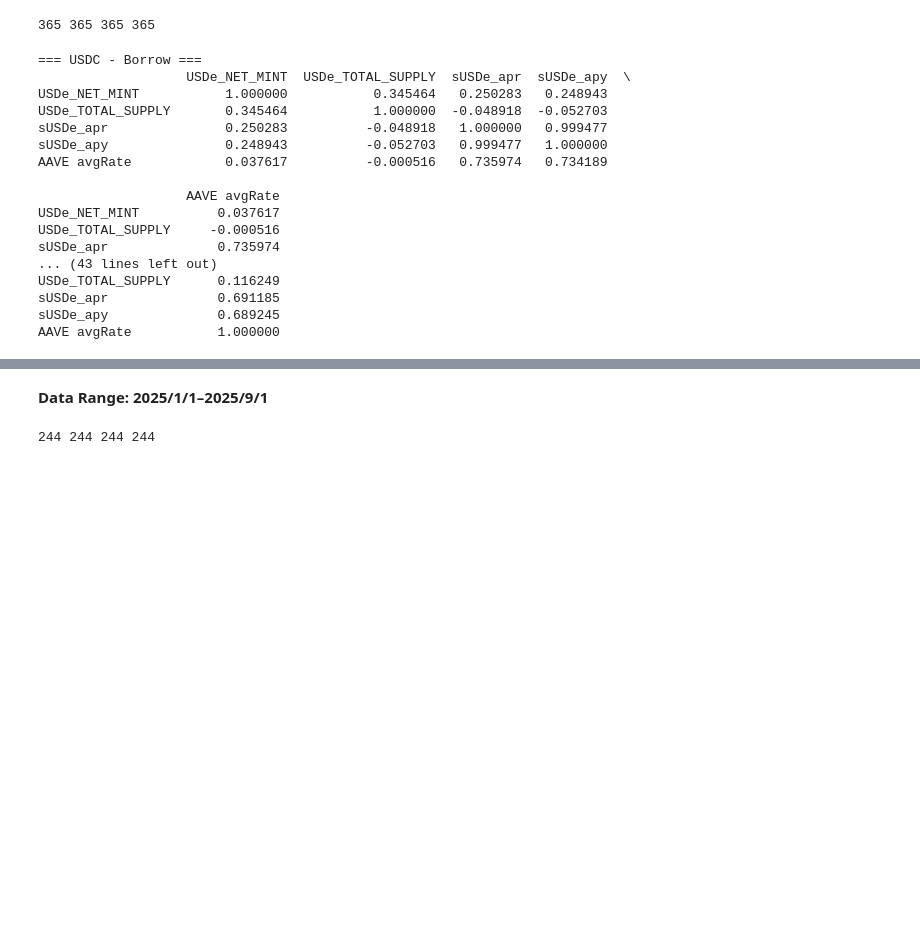
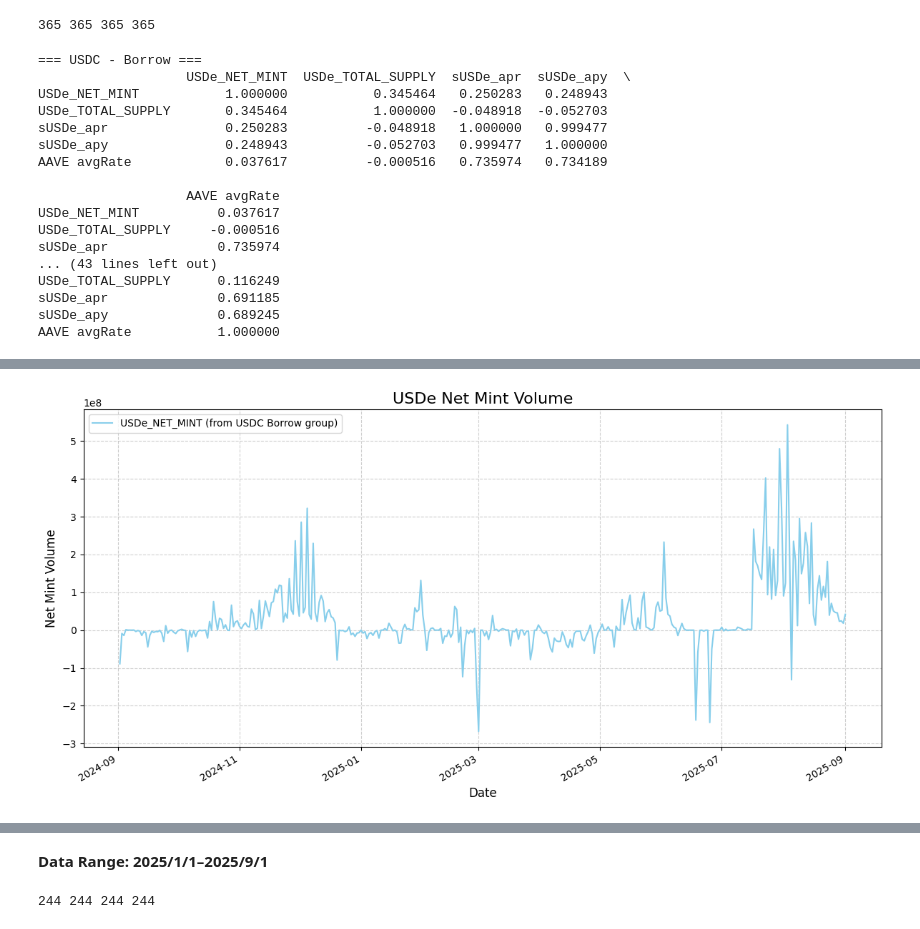
Before and after one commit to abcd334/Quantifying-Reflexivity-A-Quantitative-Early-Warning-Model-for-Aave-Ethena., a Jupyter notebook: Quantitative Early Warning Model for Aave & Ethena.ipynb, the cells around one changed output, grey strips where cells are left out. Drawn from its saved outputs; the diff is of its cells as text; code cells hidden in the pictures; blank space fills up the shorter version.

```diff
--- a/Quantitative Early Warning Model for Aave & Ethena.ipynb
+++ b/Quantitative Early Warning Model for Aave & Ethena.ipynb
@@ -274,6 +299,13 @@ sUSDe_apy              0.689245
 AAVE avgRate           1.000000
 # %%
 import pandas as pd
+
+groups = {
+    'USDC - Borrow': usdc_borrow,
+    'USDC - Supply': usdc_supply,
+    'USDT - Borrow': usdt_borrow,
+    'USDT - Supply': usdt_supply,
+}
 
 def compute_lag_correlations(df, x_col, y_col, max_lag=7):
     """
@@ -298,7 +330,7 @@ for name, df in groups.items():
 
     # 範例：計算 USDC Borrow 資料中的 lag correlation
     usdc_borrow_lag_corr = compute_lag_correlations(
-        usdc_borrow,
+        df,
         x_col='AAVE avgRate',
         y_col='USDe_NET_MINT',
         max_lag=7
@@ -326,0 +379,72 @@ for name, df in groups.items():
+# %%
+import pandas as pd
+import matplotlib.pyplot as plt
+import matplotlib.dates as mdates
+
+usdc_borrow_plot = usdc_borrow.copy()
+usdc_supply_plot = usdc_supply.copy()
+
+
+# --- 資料預處理函數 (避免重複程式碼) ---
+def preprocess_df(df):
+    """將 date 欄位轉為日期格式並排序"""
+    df['date'] = pd.to_datetime(df['date'])
+    return df.sort_values('date')
+
+# 預處理您的數據
+usdc_borrow_plot = preprocess_df(usdc_borrow_plot)
+usdc_supply_plot = preprocess_df(usdc_supply_plot)
+
+
+# --- 圖表一：USDe Net Mint 時間序列圖 ---
+print("正在繪製圖表一：USDe Net Mint...")
+
+fig1, ax1 = plt.subplots(figsize=(12, 6))
+ax1.plot(usdc_borrow_plot['date'], usdc_borrow_plot['USDe_NET_MINT'], label='USDe_NET_MINT (from USDC Borrow group)', color='skyblue')
+ax1.set_title('USDe Net Mint Volume', fontsize=16)
+ax1.set_xlabel('Date', fontsize=12)
+ax1.set_ylabel('Net Mint Volume', fontsize=12)
+ax1.legend()
+ax1.grid(True, linestyle='--', alpha=0.6)
+fig1.autofmt_xdate()
+plt.tight_layout()
+fig1.savefig('usde_net_mint.png', dpi=300)
+print("圖表一已儲存為 usde_net_mint.png")
+
+
+# --- 圖表二：sUSDe APR & APY 時間序列圖 ---
+print("\n正在繪製圖表二：sUSDe APR & APY...")
+
+fig2, ax2 = plt.subplots(figsize=(12, 6))
+ax2.plot(usdc_borrow_plot['date'], usdc_borrow_plot['sUSDe_apr'], label='sUSDe APR')
+ax2.plot(usdc_borrow_plot['date'], usdc_borrow_plot['sUSDe_apy'], label='sUSDe APY', linestyle='--')
+ax2.set_title('Ethena sUSDe APR & APY', fontsize=16)
+ax2.set_xlabel('Date', fontsize=12)
+ax2.set_ylabel('Rate', fontsize=12)
+ax2.legend()
+ax2.grid(True, linestyle='--', alpha=0.6)
+fig2.autofmt_xdate()
+plt.tight_layout()
+fig2.savefig('susde_rates.png', dpi=300)
+print("圖表二已儲存為 susde_rates.png")
+
+
+# --- 圖表三：AAVE Average Rate (Borrow vs. Supply) 時間序列圖 ---
+print("\n正在繪製圖表三：AAVE Average Rate...")
+
+fig3, ax3 = plt.subplots(figsize=(12, 6))
+ax3.plot(usdc_borrow_plot['date'], usdc_borrow_plot['AAVE avgRate'], label='Borrow avgRate)')
+ax3.plot(usdc_supply_plot['date'], usdc_supply_plot['AAVE avgRate'], label='Supply avgRate)', linestyle='--')
+ax3.set_title('AAVE Average Rate (Borrow vs. Supply)', fontsize=16)
+ax3.set_xlabel('Date', fontsize=12)
+ax3.set_ylabel('Rate', fontsize=12)
+ax3.legend()
+ax3.grid(True, linestyle='--', alpha=0.6)
+fig3.autofmt_xdate()
+plt.tight_layout()
+fig3.savefig('aave_avg_rate.png', dpi=300)
+print("圖表三已儲存為 aave_avg_rate.png")
+
+# 顯示所有圖表 (如果您在 Jupyter Notebook 中，可以省略這行)
+plt.show()
+# %% [output]
@@ -326,0 +459 @@ for name, df in groups.items():
+[figure, added]
```
Also changed, not shown: parts of 13 cells of this notebook.
